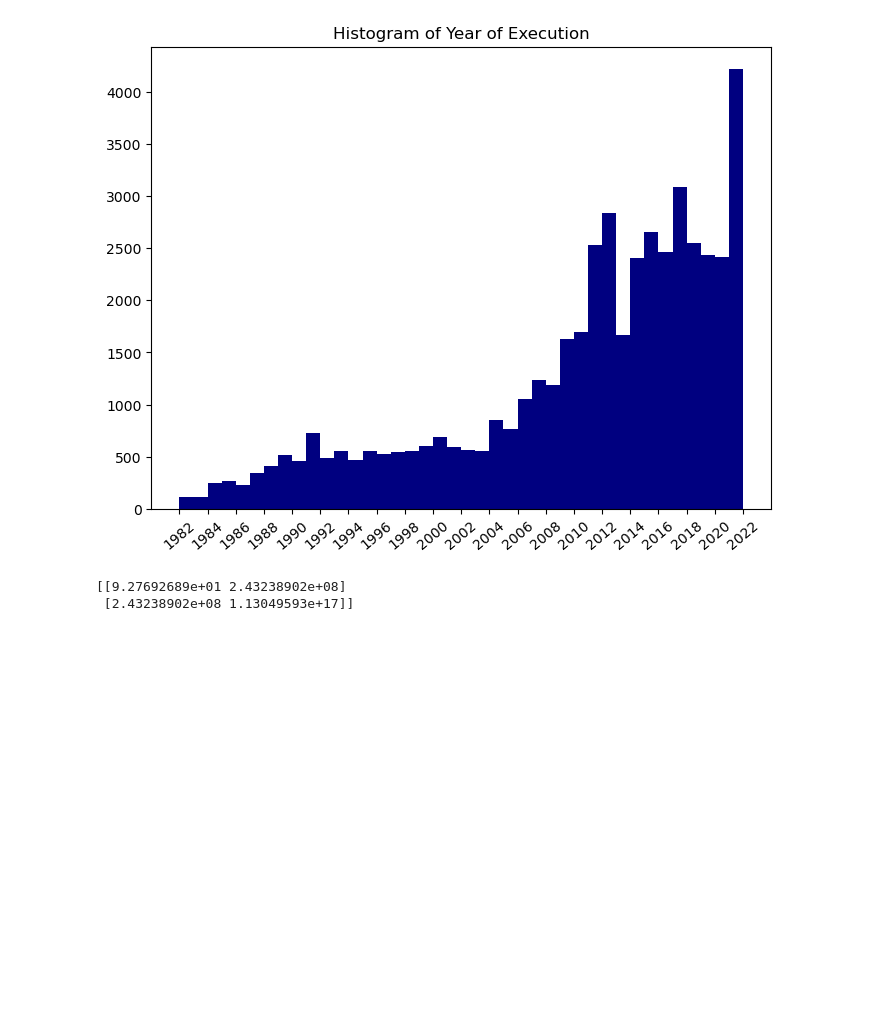
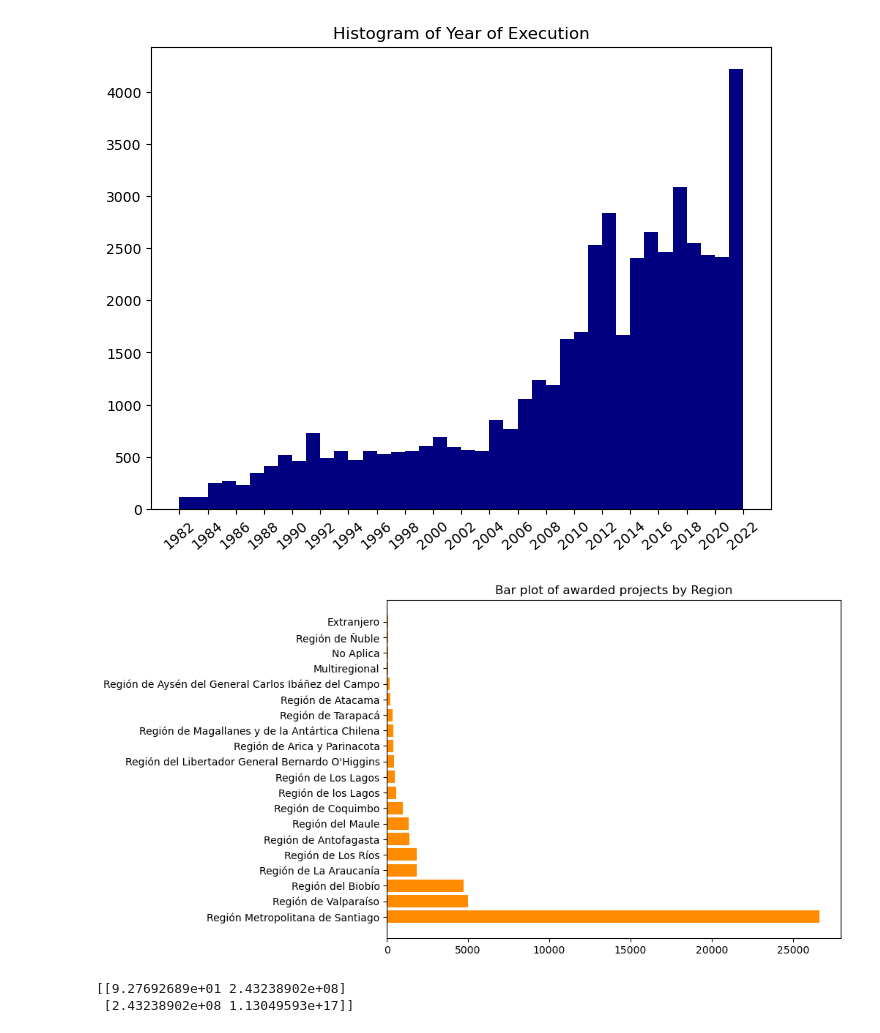
Before and after one commit to Claudio-AhumadaL/Science-and-Technology-in-Chile--State-funding-between-1982-and-2022, a Jupyter notebook: Science and Technology Projects - Funding Awarded by Chilean State between 1982 and 2022.ipynb, the cells around one changed output. Saved outputs shown, nothing was run; the diff lists cells and outputs as text; code cells hidden in the pictures; blank space fills up the shorter version.

Commit message:
Add barplot of awarded projects by region
Used plt.barh() for clarity

```diff
--- a/Science and Technology Projects - Funding Awarded by Chilean State between 1982 and 2022.ipynb
+++ b/Science and Technology Projects - Funding Awarded by Chilean State between 1982 and 2022.ipynb
@@ -383,6 +383,17 @@ plt.xticks(np.arange(1982, 2023, 2), rotation=40)
 plt.show()
 # %% [output]
 [figure]
+# %%
+# Descriptive Analysis, Bar chart - Region of Execution
+
+curated_region_data = sf_data[(sf_data['RegionEjecucion'] != 'Sin Información') & ((sf_data['RegionEjecucion'] != 'Sin definir'))]['RegionEjecucion'].value_counts()
+
+plt.figure(figsize=(8,6))
+ax_4 = plt.barh(curated_region_data.index, curated_region_data.values, color = 'darkorange')
+plt.title("Bar plot of awarded projects by Region")
+plt.show()
+# %% [output]
+[figure, added]
 # %%
 # Covariance of Year and Amount granted.
 
```
